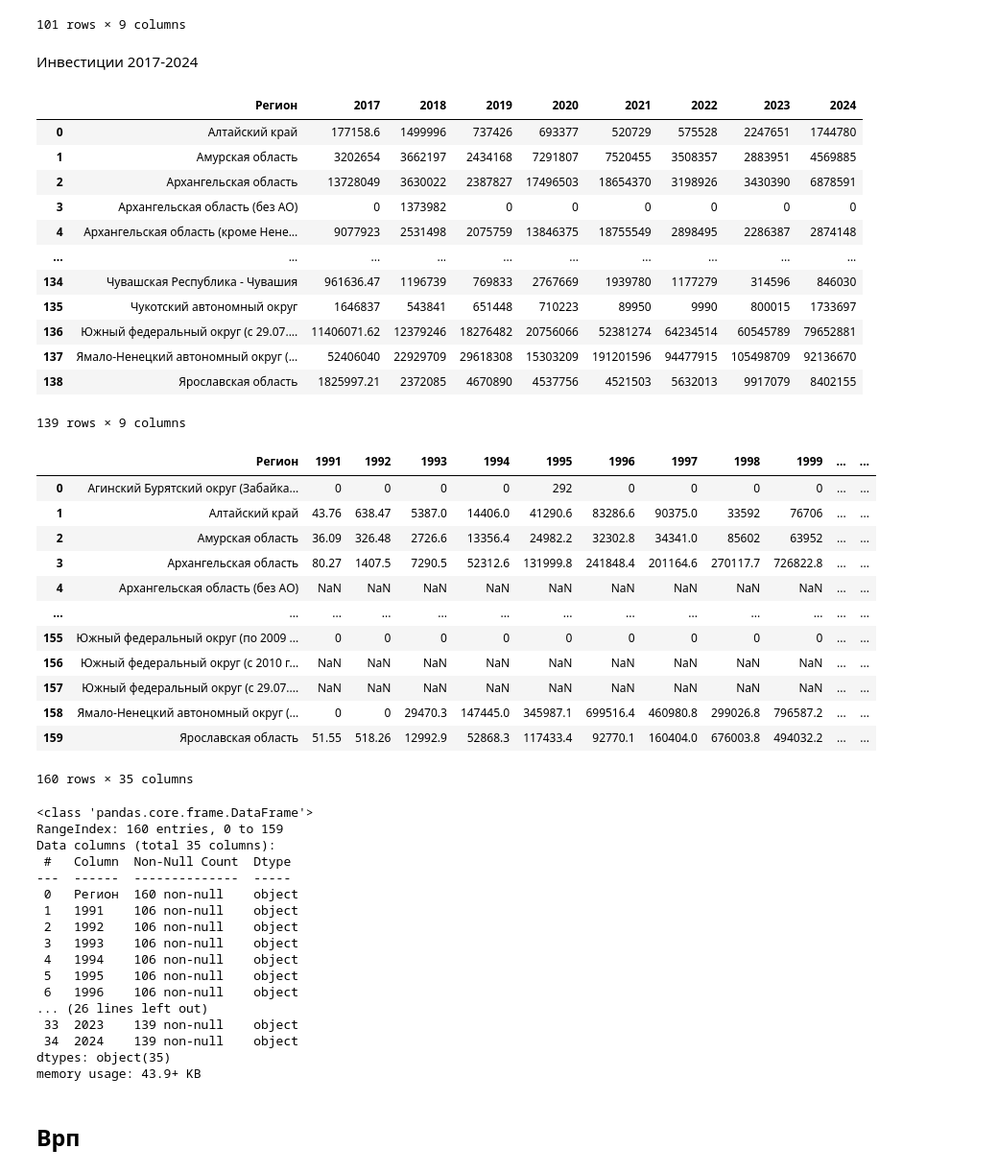
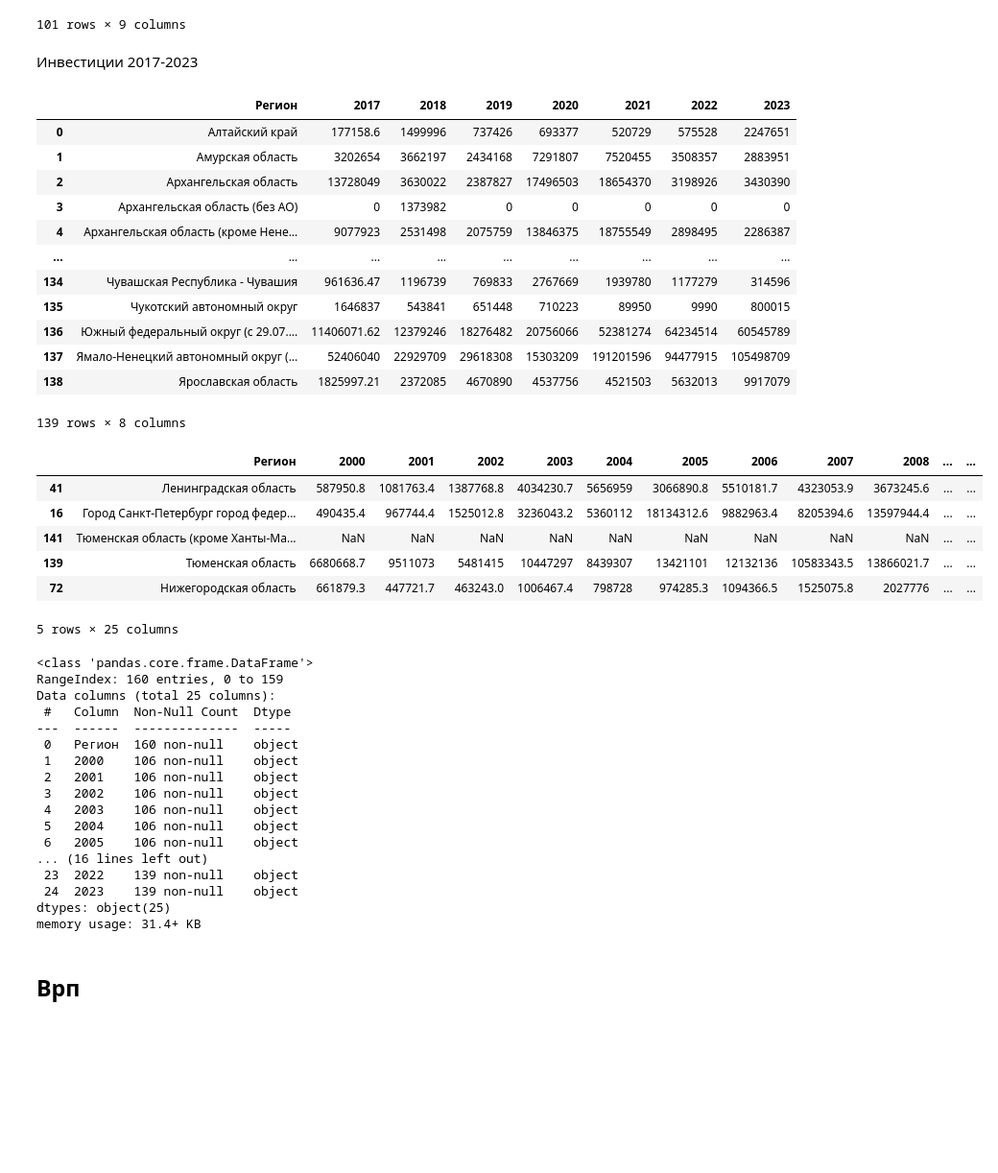
Before and after one commit to fastnets/Environmental-monitoring-of-water-resources, a Jupyter notebook: notebooks/merge/dataset1.ipynb, the cells around one changed output. Shown: that part at 96% size. Saved outputs shown, nothing was run; the diff lists cells and outputs as text; code cells hidden in the pictures; blank space fills up the shorter version.

```diff
--- a/notebooks/merge/dataset1.ipynb
+++ b/notebooks/merge/dataset1.ipynb
@@ -50,6 +45,7 @@ data1 = pd.read_excel("data (1).xls", skiprows=2)
 data1.drop(0, inplace=True)
 data1.rename(columns={'Unnamed: 0':'Регион', 'Unnamed: 1':'Вид оос'}, inplace=True)
 data1['Регион'] = data1['Регион'].apply(lambda x: x.strip())
+data1.drop(data1.iloc[:, 2:11].columns, axis=1, inplace=True)
 data1 = pd.DataFrame(data1.drop('Вид оос', axis=1).groupby(['Регион']).sum())
 data1.reset_index(inplace=True)
 data1
@@ -93,4 +89,4 @@ data2
 | 100 | Ярославская область | 1987824 | 601039 | 661391.78 | 433229 | 836228.06 | 1439233.3 | 1788028.8 | 1908729.31 |
 101 rows × 9 columns
 # %% [markdown]
-Инвестиции 2017-2024
+Инвестиции 2017-2023
@@ -99,62 +100,57 @@ data3 = pd.read_excel("data (3).xls", skiprows=2)
 data3.drop(0, inplace=True)
 data3.rename(columns={'Unnamed: 0':'Регион', 'Unnamed: 1':'Вид оос'}, inplace=True)
 data3['Регион'] = data3['Регион'].apply(lambda x: x.strip())
+data3.drop('2024', axis=1, inplace=True)
 data3 = pd.DataFrame(data3.drop('Вид оос', axis=1).groupby(['Регион']).sum())
 data3.reset_index(inplace=True)
 data3
 # %% [output]
-|  | Регион | 2017 | 2018 | 2019 | 2020 | 2021 | 2022 | 2023 | 2024 |
-| 0 | Алтайский край | 177158.6 | 1499996 | 737426 | 693377 | 520729 | 575528 | 2247651 | 1744780 |
-| 1 | Амурская область | 3202654 | 3662197 | 2434168 | 7291807 | 7520455 | 3508357 | 2883951 | 4569885 |
-| 2 | Архангельская область | 13728049 | 3630022 | 2387827 | 17496503 | 18654370 | 3198926 | 3430390 | 6878591 |
-| 3 | Архангельская область (без АО) | 0 | 1373982 | 0 | 0 | 0 | 0 | 0 | 0 |
-| 4 | Архангельская область (кроме Нене... | 9077923 | 2531498 | 2075759 | 13846375 | 18755549 | 2898495 | 2286387 | 2874148 |
-| ... | ... | ... | ... | ... | ... | ... | ... | ... | ... |
-| 134 | Чувашская Республика - Чувашия | 961636.47 | 1196739 | 769833 | 2767669 | 1939780 | 1177279 | 314596 | 846030 |
-| 135 | Чукотский автономный округ | 1646837 | 543841 | 651448 | 710223 | 89950 | 9990 | 800015 | 1733697 |
-| 136 | Южный федеральный округ (с 29.07.... | 11406071.62 | 12379246 | 18276482 | 20756066 | 52381274 | 64234514 | 60545789 | 79652881 |
-| 137 | Ямало-Ненецкий автономный округ (... | 52406040 | 22929709 | 29618308 | 15303209 | 191201596 | 94477915 | 105498709 | 92136670 |
-| 138 | Ярославская область | 1825997.21 | 2372085 | 4670890 | 4537756 | 4521503 | 5632013 | 9917079 | 8402155 |
+|  | Регион | 2017 | 2018 | 2019 | 2020 | 2021 | 2022 | 2023 |
+| 0 | Алтайский край | 177158.6 | 1499996 | 737426 | 693377 | 520729 | 575528 | 2247651 |
+| 1 | Амурская область | 3202654 | 3662197 | 2434168 | 7291807 | 7520455 | 3508357 | 2883951 |
+| 2 | Архангельская область | 13728049 | 3630022 | 2387827 | 17496503 | 18654370 | 3198926 | 3430390 |
+| 3 | Архангельская область (без АО) | 0 | 1373982 | 0 | 0 | 0 | 0 | 0 |
+| 4 | Архангельская область (кроме Нене... | 9077923 | 2531498 | 2075759 | 13846375 | 18755549 | 2898495 | 2286387 |
+| ... | ... | ... | ... | ... | ... | ... | ... | ... |
+| 134 | Чувашская Республика - Чувашия | 961636.47 | 1196739 | 769833 | 2767669 | 1939780 | 1177279 | 314596 |
+| 135 | Чукотский автономный округ | 1646837 | 543841 | 651448 | 710223 | 89950 | 9990 | 800015 |
+| 136 | Южный федеральный округ (с 29.07.... | 11406071.62 | 12379246 | 18276482 | 20756066 | 52381274 | 64234514 | 60545789 |
+| 137 | Ямало-Ненецкий автономный округ (... | 52406040 | 22929709 | 29618308 | 15303209 | 191201596 | 94477915 | 105498709 |
+| 138 | Ярославская область | 1825997.21 | 2372085 | 4670890 | 4537756 | 4521503 | 5632013 | 9917079 |
-139 rows × 9 columns
+139 rows × 8 columns
 # %%
 all_invest = pd.merge(data1, data2, how='outer', on='Регион')
 all_invest = pd.merge(all_invest, data3, how='outer', on='Регион')
 # %%
-all_invest
+all_invest.sample(5)
 # %% [output]
-|  | Регион | 1991 | 1992 | 1993 | 1994 | 1995 | 1996 | 1997 | 1998 | 1999 | ... | ... |
-| 0 | Агинский Бурятский округ (Забайка... | 0 | 0 | 0 | 0 | 292 | 0 | 0 | 0 | 0 | ... | ... |
-| 1 | Алтайский край | 43.76 | 638.47 | 5387.0 | 14406.0 | 41290.6 | 83286.6 | 90375.0 | 33592 | 76706 | ... | ... |
-| 2 | Амурская область | 36.09 | 326.48 | 2726.6 | 13356.4 | 24982.2 | 32302.8 | 34341.0 | 85602 | 63952 | ... | ... |
-| 3 | Архангельская область | 80.27 | 1407.5 | 7290.5 | 52312.6 | 131999.8 | 241848.4 | 201164.6 | 270117.7 | 726822.8 | ... | ... |
-| 4 | Архангельская область (без АО) | NaN | NaN | NaN | NaN | NaN | NaN | NaN | NaN | NaN | ... | ... |
-| ... | ... | ... | ... | ... | ... | ... | ... | ... | ... | ... | ... | ... |
-| 155 | Южный федеральный округ (по 2009 ... | 0 | 0 | 0 | 0 | 0 | 0 | 0 | 0 | 0 | ... | ... |
-| 156 | Южный федеральный округ (с 2010 г... | NaN | NaN | NaN | NaN | NaN | NaN | NaN | NaN | NaN | ... | ... |
-| 157 | Южный федеральный округ (с 29.07.... | NaN | NaN | NaN | NaN | NaN | NaN | NaN | NaN | NaN | ... | ... |
-| 158 | Ямало-Ненецкий автономный округ (... | 0 | 0 | 29470.3 | 147445.0 | 345987.1 | 699516.4 | 460980.8 | 299026.8 | 796587.2 | ... | ... |
-| 159 | Ярославская область | 51.55 | 518.26 | 12992.9 | 52868.3 | 117433.4 | 92770.1 | 160404.0 | 676003.8 | 494032.2 | ... | ... |
+|  | Регион | 2000 | 2001 | 2002 | 2003 | 2004 | 2005 | 2006 | 2007 | 2008 | ... | ... |
+| 41 | Ленинградская область | 587950.8 | 1081763.4 | 1387768.8 | 4034230.7 | 5656959 | 3066890.8 | 5510181.7 | 4323053.9 | 3673245.6 | ... | ... |
+| 16 | Город Санкт-Петербург город федер... | 490435.4 | 967744.4 | 1525012.8 | 3236043.2 | 5360112 | 18134312.6 | 9882963.4 | 8205394.6 | 13597944.4 | ... | ... |
+| 141 | Тюменская область (кроме Ханты-Ма... | NaN | NaN | NaN | NaN | NaN | NaN | NaN | NaN | NaN | ... | ... |
+| 139 | Тюменская область | 6680668.7 | 9511073 | 5481415 | 10447297 | 8439307 | 13421101 | 12132136 | 10583343.5 | 13866021.7 | ... | ... |
+| 72 | Нижегородская область | 661879.3 | 447721.7 | 463243.0 | 1006467.4 | 798728 | 974285.3 | 1094366.5 | 1525075.8 | 2027776 | ... | ... |
-160 rows × 35 columns
+5 rows × 25 columns
 # %%
 all_invest.info()
 # %% [output]
 <class 'pandas.core.frame.DataFrame'>
 RangeIndex: 160 entries, 0 to 159
-Data columns (total 35 columns):
+Data columns (total 25 columns):
  #   Column  Non-Null Count  Dtype
 ---  ------  --------------  -----
  0   Регион  160 non-null    object
- 1   1991    106 non-null    object
- 2   1992    106 non-null    object
- 3   1993    106 non-null    object
- 4   1994    106 non-null    object
- 5   1995    106 non-null    object
- 6   1996    106 non-null    object
-... (26 lines left out)
- 33  2023    139 non-null    object
- 34  2024    139 non-null    object
-dtypes: object(35)
-memory usage: 43.9+ KB
+ 1   2000    106 non-null    object
+ 2   2001    106 non-null    object
+ 3   2002    106 non-null    object
+ 4   2003    106 non-null    object
+ 5   2004    106 non-null    object
+ 6   2005    106 non-null    object
+... (16 lines left out)
+ 23  2022    139 non-null    object
+ 24  2023    139 non-null    object
+dtypes: object(25)
+memory usage: 31.4+ KB
 # %% [markdown]
 ## Врп
 # %%
```
Also changed, not shown: parts of 16 cells of this notebook.
